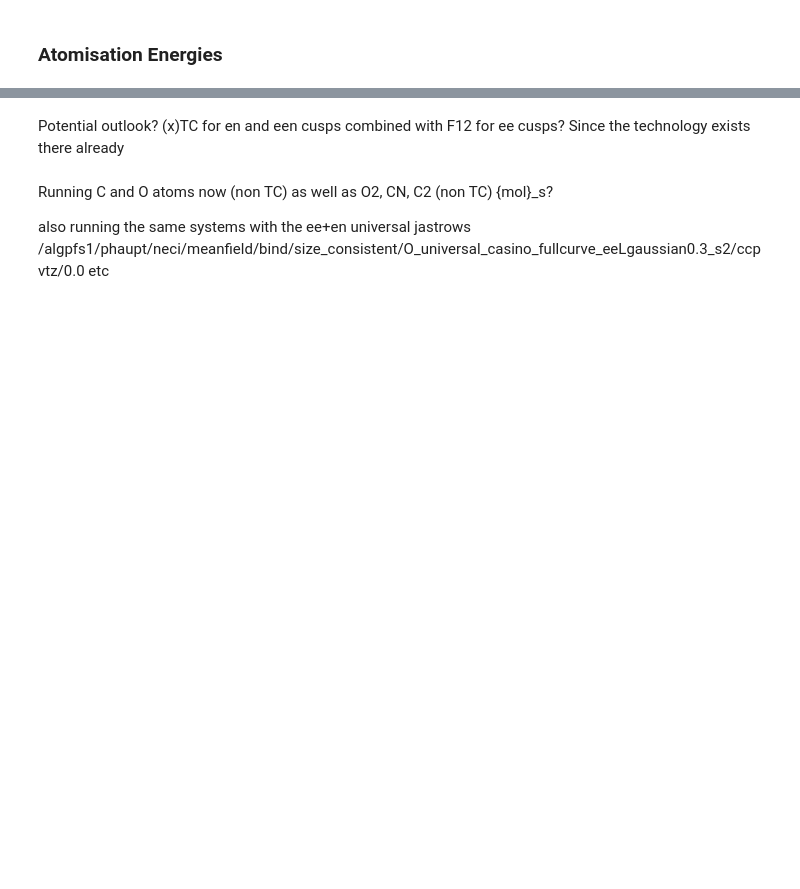
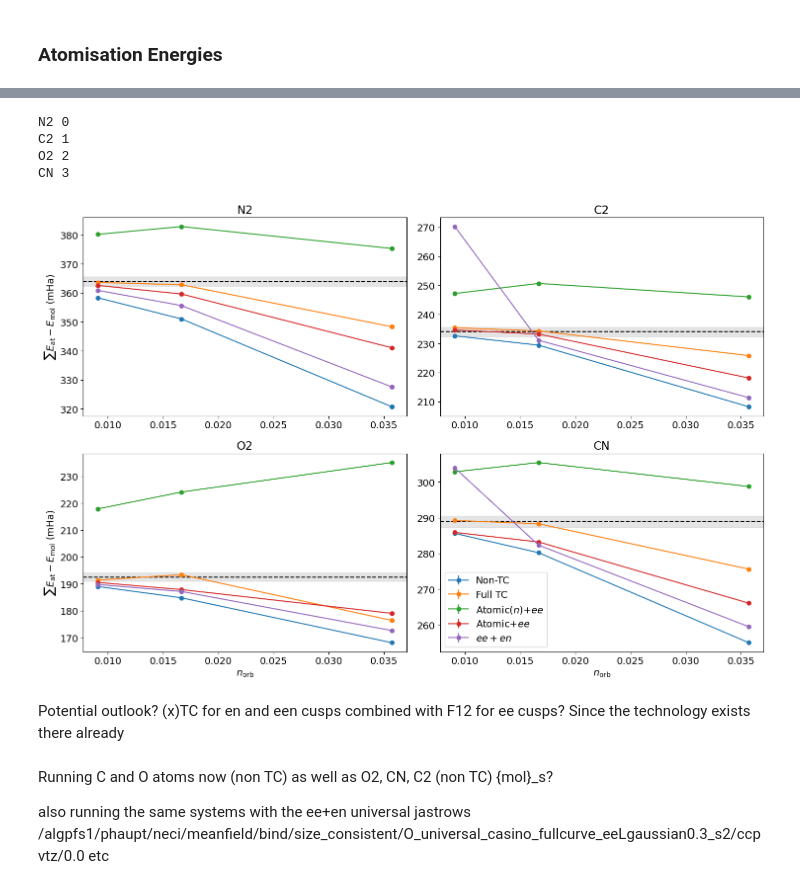
Before and after one commit to jphaupt/phdthesis_haupt, a Jupyter notebook: figures/universal/notes.ipynb, the cells around one changed output, grey strips where cells are left out. Cells and saved outputs as stored; diff of their text form; code cells hidden in the pictures; blank space fills up the shorter version.

```diff
--- a/figures/universal/notes.ipynb
+++ b/figures/universal/notes.ipynb
@@ -420,3 +362,68 @@ for system in diff_full.keys():
+# %%
+
+with plt.rc_context({'font.size': 14}):
+    fig, axs = plt.subplots(2, 2, figsize=(15, 10))
+
+    # First plot
+    # axs[0, 0].plot(data_gauss[:,0], data_gauss[:,1], '.-', label="xTC-RHF")
+    # axs[0, 0].plot(data_gauss[:,0], data_gauss[:,2], '.-', label="xTC-MP2")
+    # axs[0, 0].plot(data_gauss[:,0], [x.n for x in data_gauss[:,3]], '.-', label="xTC-FCIQMC")
+    # axs[0, 0].set_ylabel(r"Energy (Hartree)")
+    # axs[0, 0].legend()
+    acc = 0
+    for system in diff_full.keys()[:-1]: # exclude norb
+        print(system, acc)
+        r = acc // 2
+        c = acc % 2
+#          label="Non-TC")
+#  label="Full TC")
+# abel=r"Atomic($n$) + $ee$")
+#  label=r"Atomic + $ee$")
+# abel=r"$ee+en$")
+        axs[r, c].errorbar(norb_rec,
+                           [x.n for x in diff_notc[system]],
+                           yerr=[x.s for x in diff_notc[system]],
+                           fmt='o-', label="Non-TC"
+                           )
+        axs[r, c].errorbar(norb_rec,
+                           [x.n for x in diff_full[system]],
+                           yerr=[x.s for x in diff_full[system]],
+                           fmt='o-', label="Full TC"
+                           )
+        axs[r, c].errorbar(norb_rec,
+                           [x.n for x in diff_Aee[system]],
+                           yerr=[x.s for x in diff_Aee[system]],
+                           fmt='o-', label=r"Atomic($n$)+$ee$"
+                           )
+        axs[r, c].errorbar(norb_rec,
+                           [x.n for x in diff_Aee2[system]],
+                           yerr=[x.s for x in diff_Aee2[system]],
+                           fmt='o-', label=r"Atomic+$ee$"
+                           )
+        axs[r, c].errorbar(norb_rec,
+                           [x.n for x in diff_uni[system]],
+                           yerr=[x.s for x in diff_uni[system]],
+                           fmt='o-', label=r"$ee+en$"
+                           )
+        axs[r, c].axhline(exact[system], color="black", linestyle="--")
+        axs[r, c].axhspan(exact[system]-1.6, exact[system]+1.6, alpha=0.2, color='gray')
+        axs[r, c].set_title(system)
+        if r == 1:
+            axs[r, c].set_xlabel(r"$n_{\rm orb}$")
+        if c == 0:
+            axs[r, c].set_ylabel(r"$\sum E_{\rm at} - E_{\rm mol}$ (mHa)")
+
+
+        acc += 1
+    plt.legend()
+    plt.tight_layout()
+    plt.savefig("atomisation_energies.pdf")
+# %% [output]
+N2 0
+C2 1
+O2 2
+CN 3
+[figure, added]
 # %% [markdown]
 Potential outlook? (x)TC for en and een cusps combined with F12 for ee cusps? Since the technology exists there already
 # %% [markdown]
```
Also changed, not shown: parts of 5 cells of this notebook, 4 other files.
